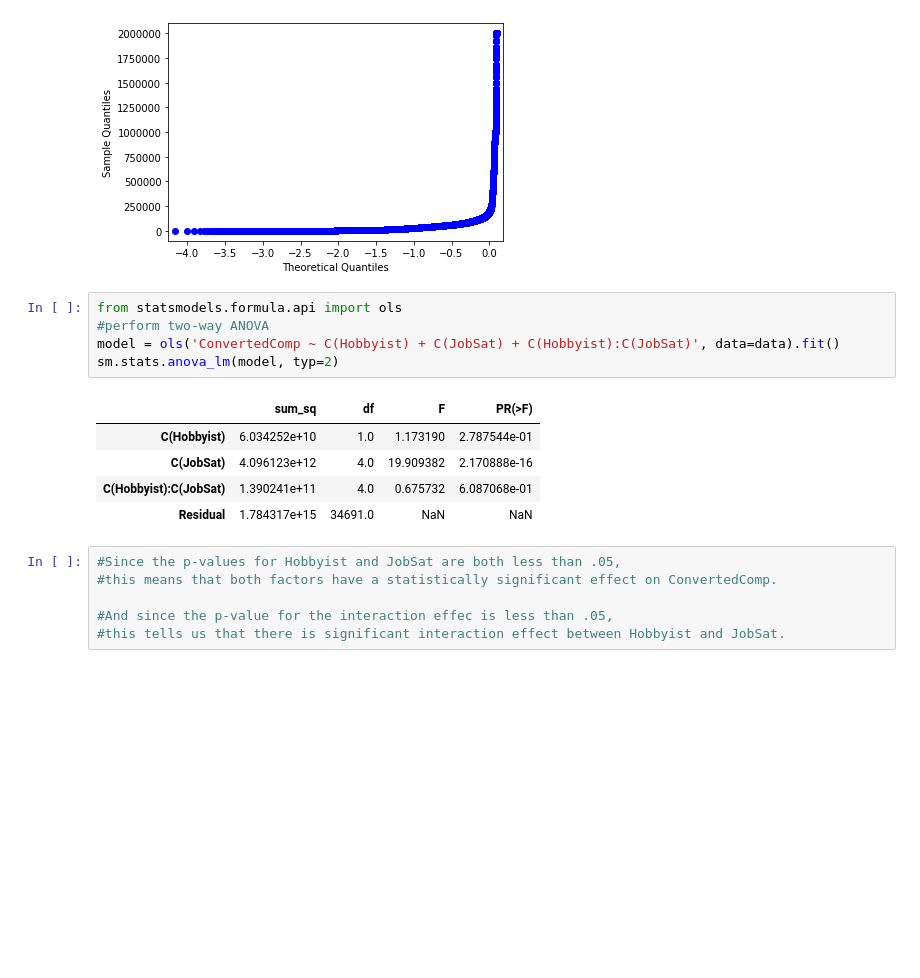
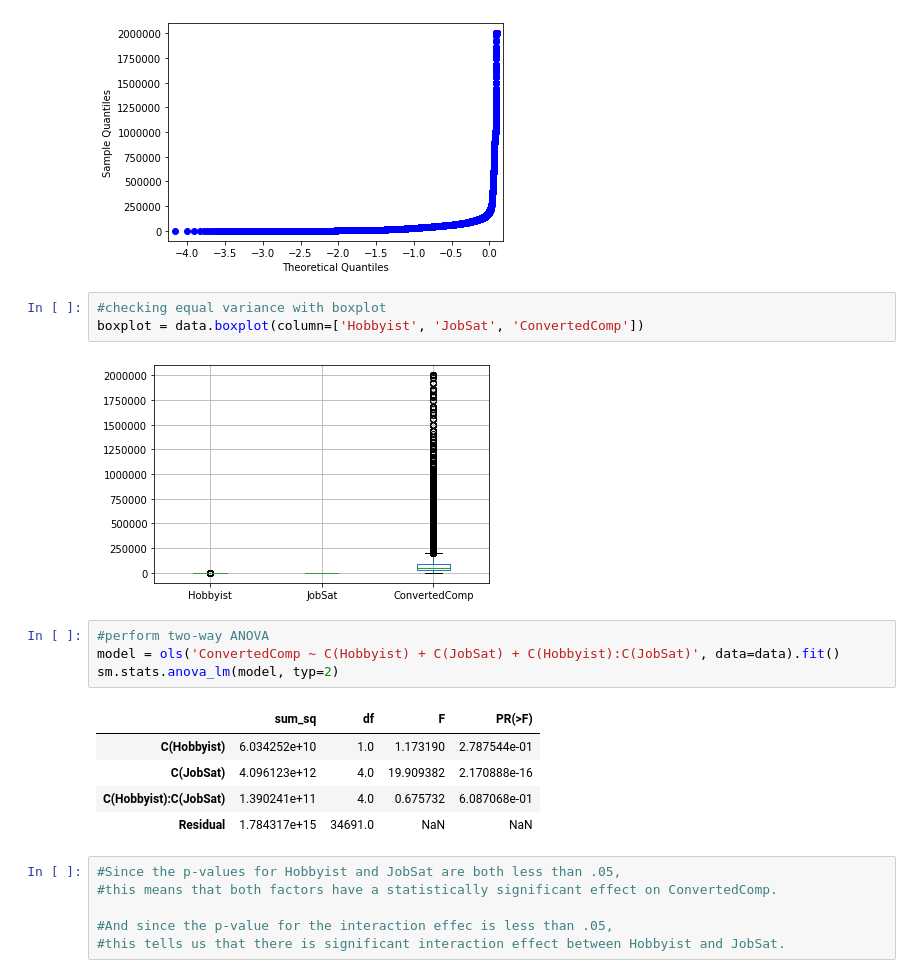
Before and after one commit to NoshinTahsin/SoftwareMetrics8th, a Jupyter notebook: anova-without-normalization.ipynb, the cells around one changed output. Drawn from its saved outputs; the diff is of its cells as text; blank space fills up the shorter version.

Commit message:
histogram boxplot q-qplot

```diff
--- a/anova-without-normalization.ipynb
+++ b/anova-without-normalization.ipynb
@@ -63,8 +63,12 @@ qqplot(data['ConvertedComp'], line='s')
 plt.show()
 # %% [output]
 [figure]
+# %%
+#checking equal variance with boxplot
+boxplot = data.boxplot(column=['Hobbyist', 'JobSat', 'ConvertedComp'])
+# %% [output]
+[figure, added]
 # %%
-from statsmodels.formula.api import ols
 #perform two-way ANOVA
 model = ols('ConvertedComp ~ C(Hobbyist) + C(JobSat) + C(Hobbyist):C(JobSat)', data=data).fit()
 sm.stats.anova_lm(model, typ=2)
```
Also changed, not shown: parts of 7 cells of this notebook.
